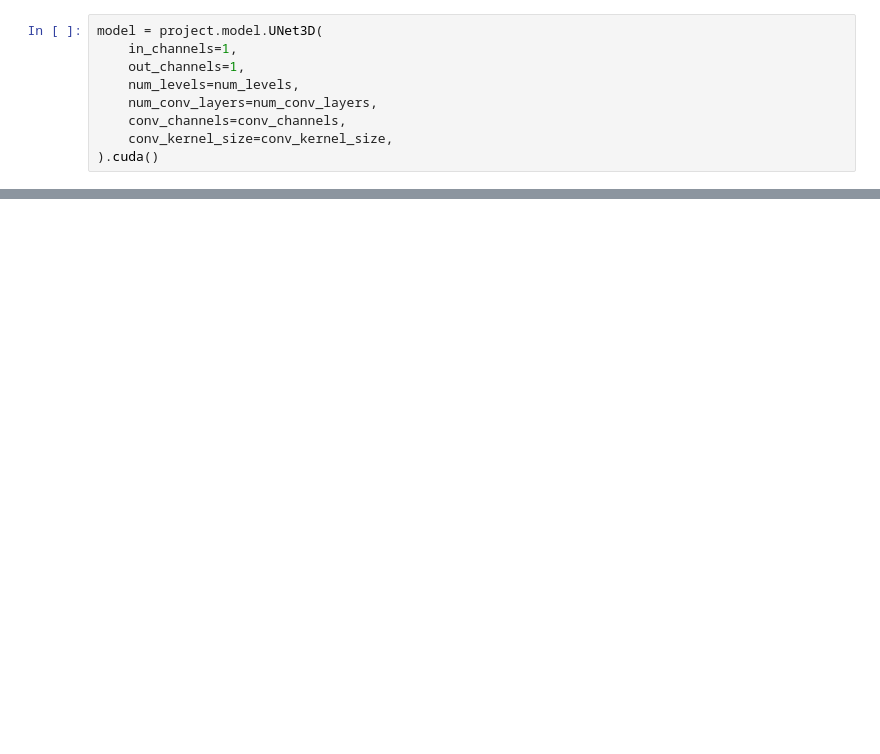
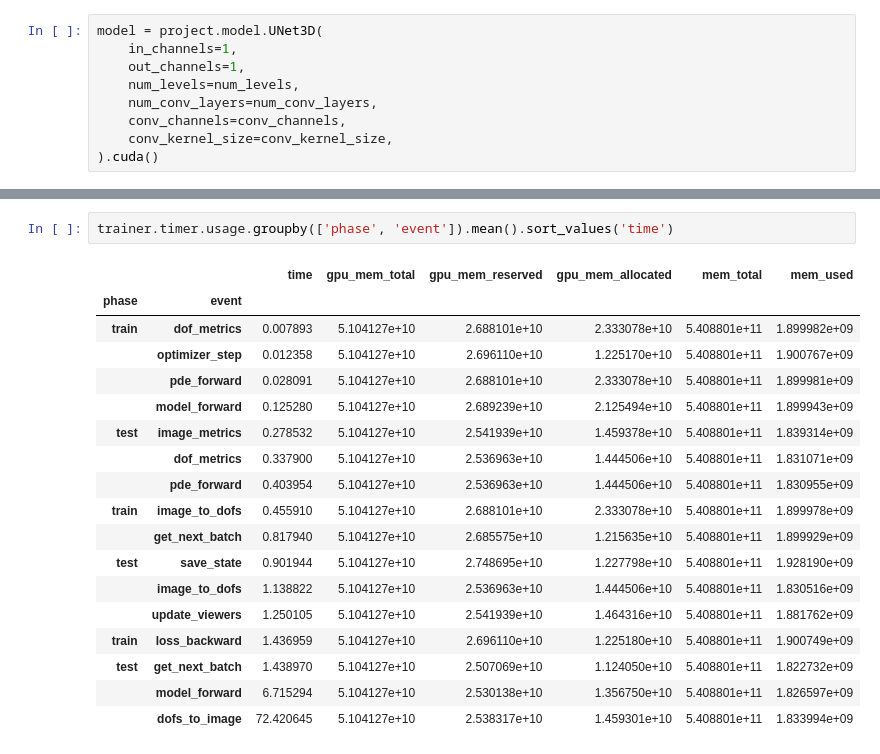
Before and after one commit to mattragoza/lung-project, a Jupyter notebook: notebooks/training-development2.ipynb, the cells around one changed output, grey strips where cells are left out. Drawn from its saved outputs; the diff is of its cells as text; blank space fills up the shorter version.

```diff
--- a/notebooks/training-development2.ipynb
+++ b/notebooks/training-development2.ipynb
@@ -117,0 +149,21 @@ trainer.evaluator.metrics
+# %%
+trainer.timer.usage.groupby(['phase', 'event']).mean().sort_values('time')
+# %% [output]
+|  |  | time | gpu_mem_total | gpu_mem_reserved | gpu_mem_allocated | mem_total | mem_used |
+| phase | event |  |  |  |  |  |  |
+| train | dof_metrics | 0.007893 | 5.104127e+10 | 2.688101e+10 | 2.333078e+10 | 5.408801e+11 | 1.899982e+09 |
+|  | optimizer_step | 0.012358 | 5.104127e+10 | 2.696110e+10 | 1.225170e+10 | 5.408801e+11 | 1.900767e+09 |
+|  | pde_forward | 0.028091 | 5.104127e+10 | 2.688101e+10 | 2.333078e+10 | 5.408801e+11 | 1.899981e+09 |
+|  | model_forward | 0.125280 | 5.104127e+10 | 2.689239e+10 | 2.125494e+10 | 5.408801e+11 | 1.899943e+09 |
+| test | image_metrics | 0.278532 | 5.104127e+10 | 2.541939e+10 | 1.459378e+10 | 5.408801e+11 | 1.839314e+09 |
+|  | dof_metrics | 0.337900 | 5.104127e+10 | 2.536963e+10 | 1.444506e+10 | 5.408801e+11 | 1.831071e+09 |
+|  | pde_forward | 0.403954 | 5.104127e+10 | 2.536963e+10 | 1.444506e+10 | 5.408801e+11 | 1.830955e+09 |
+| train | image_to_dofs | 0.455910 | 5.104127e+10 | 2.688101e+10 | 2.333078e+10 | 5.408801e+11 | 1.899978e+09 |
+|  | get_next_batch | 0.817940 | 5.104127e+10 | 2.685575e+10 | 1.215635e+10 | 5.408801e+11 | 1.899929e+09 |
+| test | save_state | 0.901944 | 5.104127e+10 | 2.748695e+10 | 1.227798e+10 | 5.408801e+11 | 1.928190e+09 |
+|  | image_to_dofs | 1.138822 | 5.104127e+10 | 2.536963e+10 | 1.444506e+10 | 5.408801e+11 | 1.830516e+09 |
+|  | update_viewers | 1.250105 | 5.104127e+10 | 2.541939e+10 | 1.464316e+10 | 5.408801e+11 | 1.881762e+09 |
+| train | loss_backward | 1.436959 | 5.104127e+10 | 2.696110e+10 | 1.225180e+10 | 5.408801e+11 | 1.900749e+09 |
+| test | get_next_batch | 1.438970 | 5.104127e+10 | 2.507069e+10 | 1.124050e+10 | 5.408801e+11 | 1.822732e+09 |
+|  | model_forward | 6.715294 | 5.104127e+10 | 2.530138e+10 | 1.356750e+10 | 5.408801e+11 | 1.826597e+09 |
+|  | dofs_to_image | 72.420645 | 5.104127e+10 | 2.538317e+10 | 1.459301e+10 | 5.408801e+11 | 1.833994e+09 |
```
Also changed, not shown: parts of 16 cells of this notebook, 3 other files.
